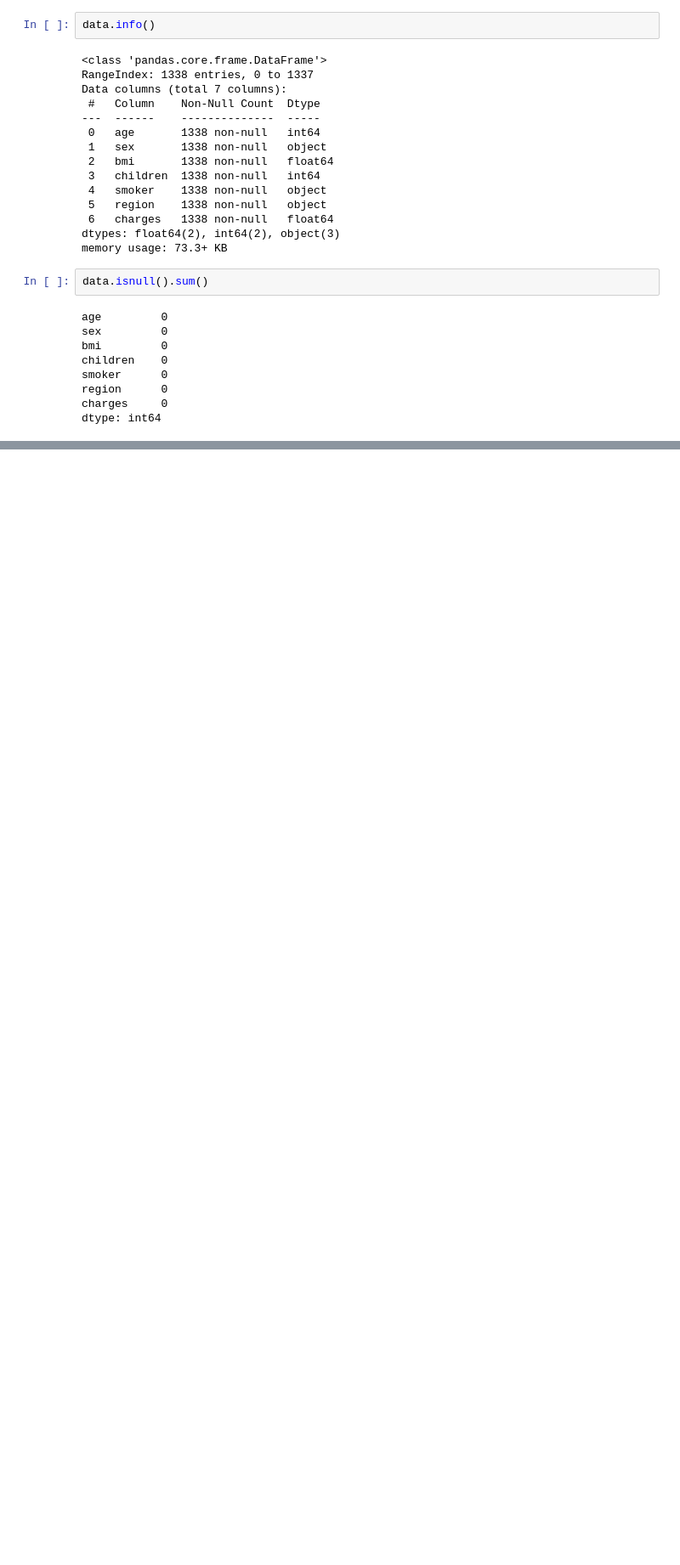
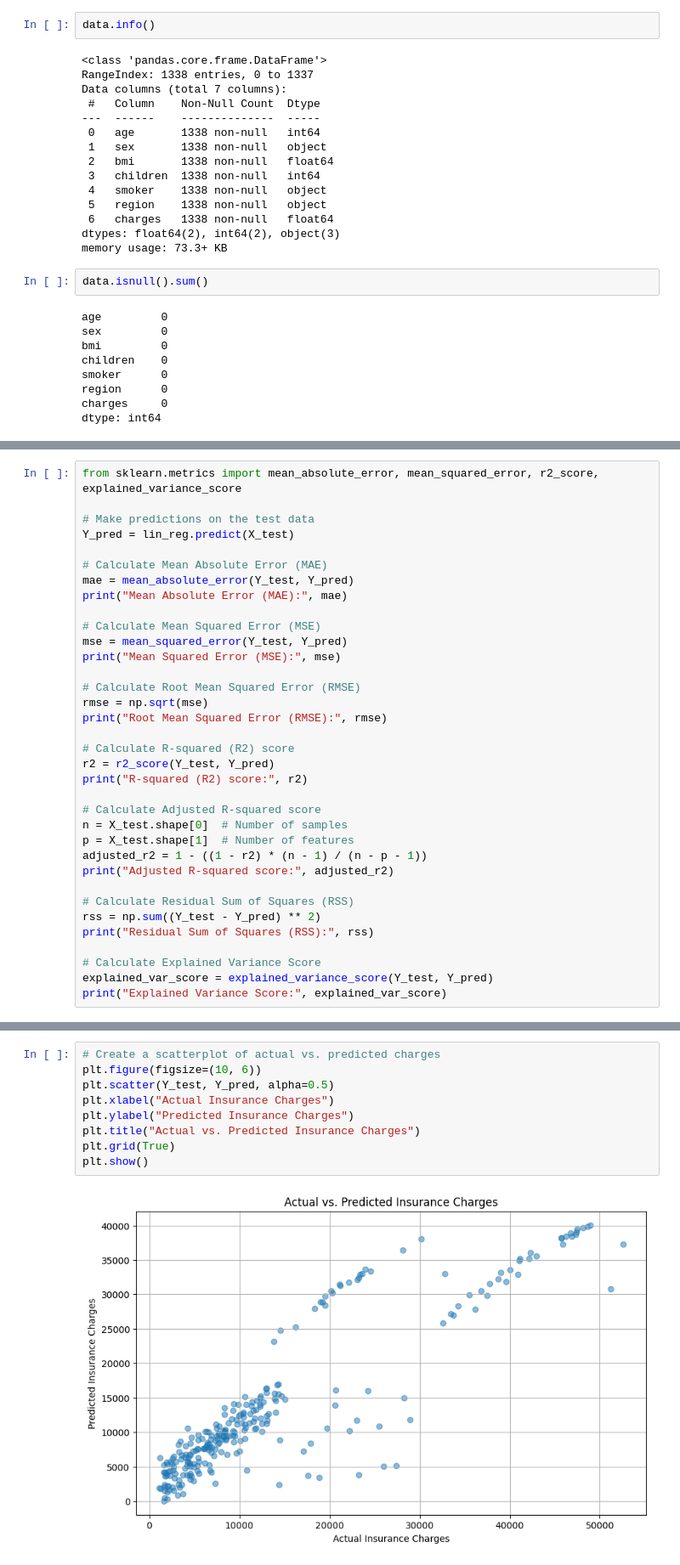
Before and after one commit to swastikbanerjee/ML_Lab, a Jupyter notebook: 2348566_Lab6.ipynb, the cells around one changed output, grey strips where cells are left out. Shown: that part at 85% size. Saved outputs shown, nothing was run; the diff lists cells and outputs as text; blank space fills up the shorter version.

```diff
--- a/2348566_Lab6.ipynb
+++ b/2348566_Lab6.ipynb
@@ -51,0 +94,35 @@ dtype: int64
+# %%
+from sklearn.metrics import mean_absolute_error, mean_squared_error, r2_score, explained_variance_score
+
+# Make predictions on the test data
+Y_pred = lin_reg.predict(X_test)
+
+# Calculate Mean Absolute Error (MAE)
+mae = mean_absolute_error(Y_test, Y_pred)
+print("Mean Absolute Error (MAE):", mae)
+
+# Calculate Mean Squared Error (MSE)
+mse = mean_squared_error(Y_test, Y_pred)
+print("Mean Squared Error (MSE):", mse)
+
+# Calculate Root Mean Squared Error (RMSE)
+rmse = np.sqrt(mse)
+print("Root Mean Squared Error (RMSE):", rmse)
+
+# Calculate R-squared (R2) score
+r2 = r2_score(Y_test, Y_pred)
+print("R-squared (R2) score:", r2)
+
+# Calculate Adjusted R-squared score
+n = X_test.shape[0]  # Number of samples
+p = X_test.shape[1]  # Number of features
+adjusted_r2 = 1 - ((1 - r2) * (n - 1) / (n - p - 1))
+print("Adjusted R-squared score:", adjusted_r2)
+
+# Calculate Residual Sum of Squares (RSS)
+rss = np.sum((Y_test - Y_pred) ** 2)
+print("Residual Sum of Squares (RSS):", rss)
+
+# Calculate Explained Variance Score
+explained_var_score = explained_variance_score(Y_test, Y_pred)
+print("Explained Variance Score:", explained_var_score)
@@ -51,0 +170,11 @@ dtype: int64
+# %%
+# Create a scatterplot of actual vs. predicted charges
+plt.figure(figsize=(10, 6))
+plt.scatter(Y_test, Y_pred, alpha=0.5)
+plt.xlabel("Actual Insurance Charges")
+plt.ylabel("Predicted Insurance Charges")
+plt.title("Actual vs. Predicted Insurance Charges")
+plt.grid(True)
+plt.show()
+# %% [output]
+[figure, added]
```
Also changed, not shown: parts of 16 cells of this notebook.
